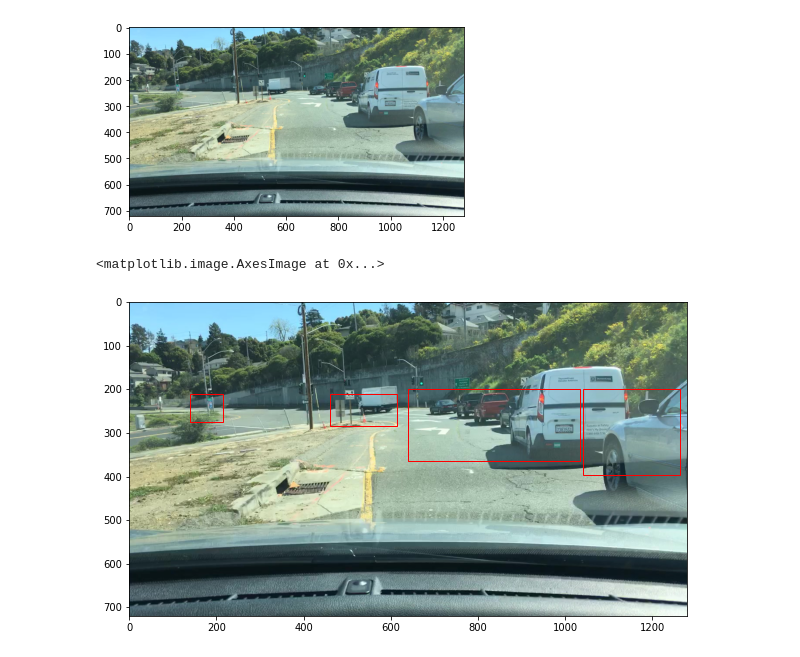
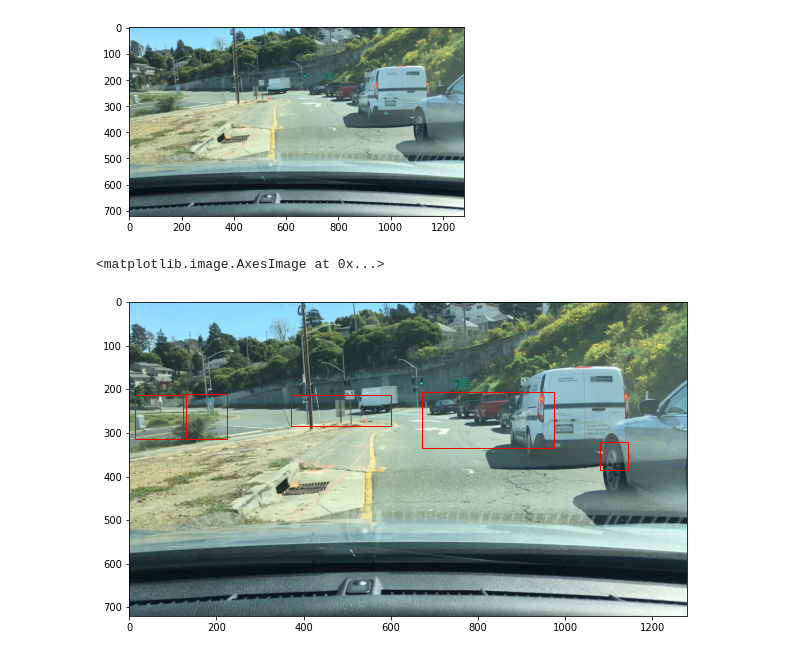
Before and after one commit to timrio/cars_detection, a Jupyter notebook: run_model sift.ipynb, the cells around one changed output. Saved outputs shown, nothing was run; the diff lists cells and outputs as text; code cells hidden in the pictures.

Commit message:
improve sampling

```diff
--- a/run_model sift.ipynb
+++ b/run_model sift.ipynb
@@ -27,7 +27,7 @@ df_ground_truth = pd.read_csv('train.csv')
 # %% [markdown]
 ## Sampling of positive and negative examples
 # %%
-total_positive_samples, total_negative_samples = sampling()
+total_positive_samples, total_negative_samples = sampling(df_ground_truth)
 # %%
 # samples visualisation
 number_of_positive_samples = len(total_positive_samples)
@@ -81,7 +81,7 @@ from tqdm import tqdm
 # initialise SIFT object
 sift = SIFT_create()
 
-def build_vocabulary(images_array, vocab_size = 500):
+def build_vocabulary(images_array, vocab_size = 300):
     """
     This function will sample SIFT descriptors from the training images,
     cluster them with kmeans, and then return the cluster centers.
@@ -108,7 +108,7 @@ def build_vocabulary(images_array, vocab_size = 500):
     vocab = kmean.cluster_centers_
     return np.array(vocab)
 
-def get_bags_of_sifts(images_array, vocab_filename):
+def get_bags_of_sifts(images_array, vocab_filename, vocab_size = 300):
     # load vocabulary
     with open(vocab_filename, 'rb') as f:
         vocab = pickle.load(f)
@@ -120,7 +120,7 @@ def get_bags_of_sifts(images_array, vocab_filename):
 
         dists = pairwise_distances(vocab, des)
         argmin = np.argmin(dists,0)
-        hist = np.bincount(argmin,minlength = 200)
+        hist = np.bincount(argmin,minlength = vocab_size)
         hist = hist/np.sum(hist)
 
         features.append(hist)
@@ -128,5 +128,5 @@ def get_bags_of_sifts(images_array, vocab_filename):
     return features
 # %%
 images_array = np.concatenate((total_positive_samples,total_negative_samples), axis = 0)
-vocab = build_vocabulary(images_array, vocab_size = 200)
+vocab = build_vocabulary(images_array, vocab_size = 300)
 pickle.dump(vocab, open('data/vocab/vocab.pkl', 'wb'))
@@ -368,20 +368,20 @@ plt.imshow(img)
 <matplotlib.image.AxesImage at 0x...>
 [figure]
 # %%
-ystart_ystop_scale = [(200, 400, 1), (300, 400, 1.5), (200, 500, 2), (200, 500, 4)]
+ystart_ystop_scale = [(200, 300, 0.8), (200, 500,1), (300, 400, 1.5), (200, 500, 2), (200, 500, 4)]
 bbox_detection_list, pred_array = find_cars(img, clf, scaler, ystart_ystop_scale)
 # %%
-new_boxes = box_otsu(pred_array>9)
+new_boxes = box_otsu(pred_array)
 new_boxes = non_max_suppression(np.array(new_boxes), 0.5)
 
 fig, ax = plt.subplots(figsize=(10, 8))
 
 for x, y, dx, dy in new_boxes:
 
     rect = patches.Rectangle((x, y), dx, dy, edgecolor='r', facecolor='none')
     ax.add_patch(rect)
 
 ax.imshow(img)
 # %% [output]
 <matplotlib.image.AxesImage at 0x...>
-[figure, old version]
+[figure, new version]
```
Also changed, not shown: parts of 5 cells of this notebook, 2 other files.
